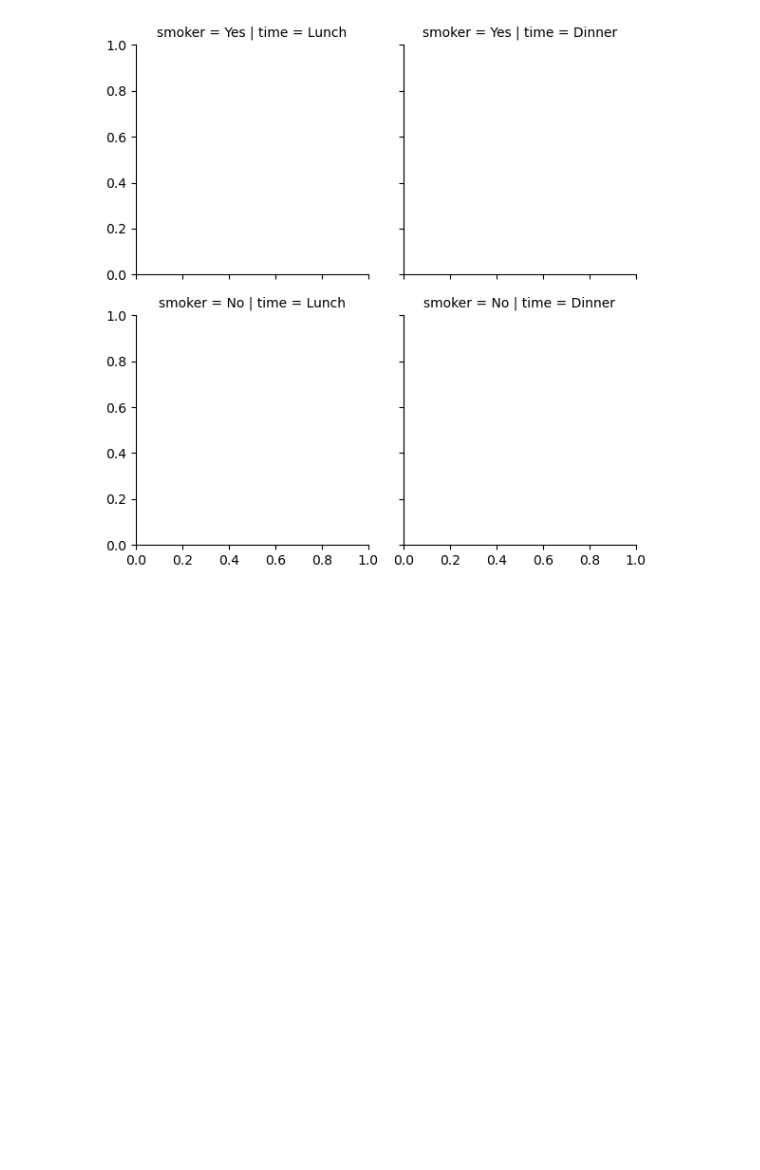
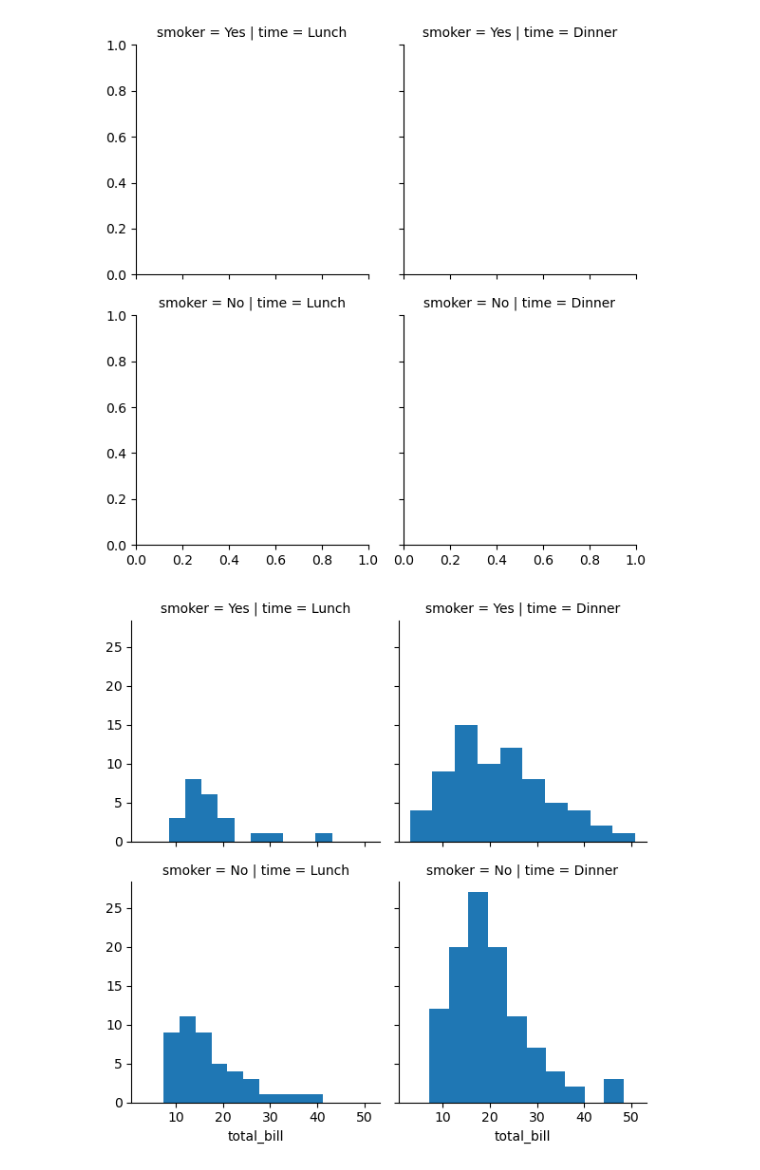
Before and after one commit to himanshudube97/ML-Learnings, a Jupyter notebook: seaborn/4_Grid.ipynb, the cells around one changed output. Saved outputs shown, nothing was run; the diff lists cells and outputs as text; code cells hidden in the pictures; blank space fills up the shorter version.

```diff
--- a/seaborn/4_Grid.ipynb
+++ b/seaborn/4_Grid.ipynb
@@ -62,3 +62,9 @@ plt.show()
 # %% [output]
 [figure]
 [figure]
+# %%
+g = sns.FacetGrid(tips, col="time",  row="smoker")
+g = g.map(plt.hist, "total_bill")
+plt.show()
+# %% [output]
+[figure, added]
```
Also changed, not shown: 1 other file.
